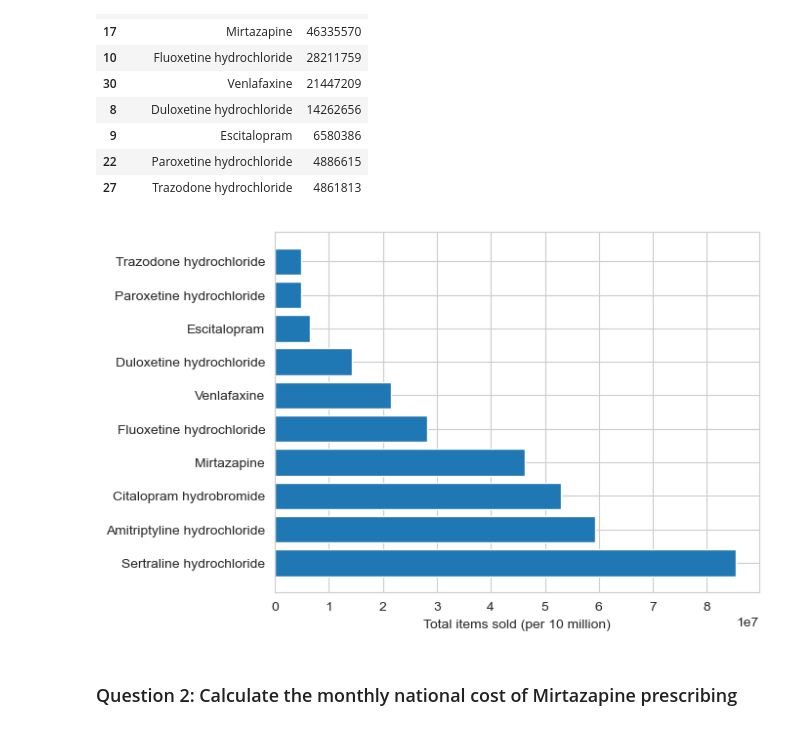
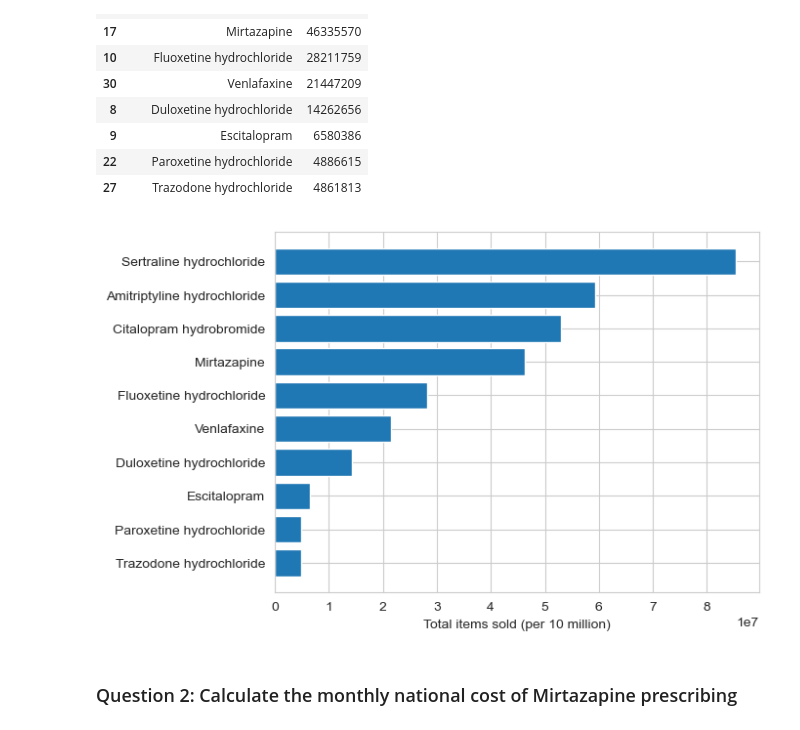
Before and after one commit to anshuman1823/nfs_online_challenge, a Jupyter notebook: Digdata_NHS_python_path.ipynb, the cells around one changed output. Cells and saved outputs as stored; diff of their text form; code cells hidden in the pictures.

```diff
--- a/Digdata_NHS_python_path.ipynb
+++ b/Digdata_NHS_python_path.ipynb
@@ -221,9 +222,10 @@ display(df_q1)
 # %%
 plt.barh(df_q1['BNF_CHEMICAL_SUBSTANCE'], df_q1['ITEMS'])
 plt.xlabel('Total items sold (per 10 million)')
+plt.gca().invert_yaxis()
 plt.show()
 # %% [output]
-[figure, old version]
+[figure, new version]
 # %% [markdown]
 ### Question 2: Calculate the monthly national cost of Mirtazapine prescribing
 # %%
```
Also changed, not shown: parts of 60 cells of this notebook.
